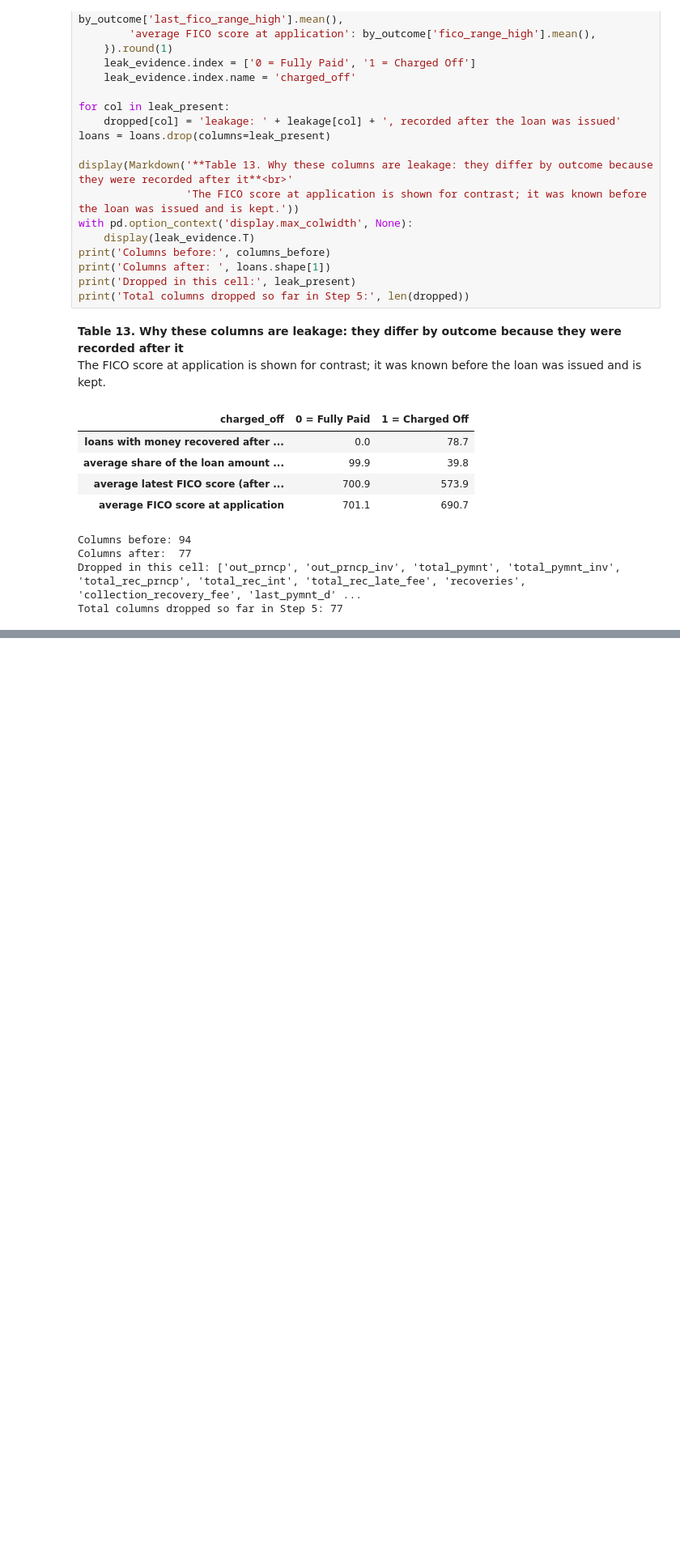
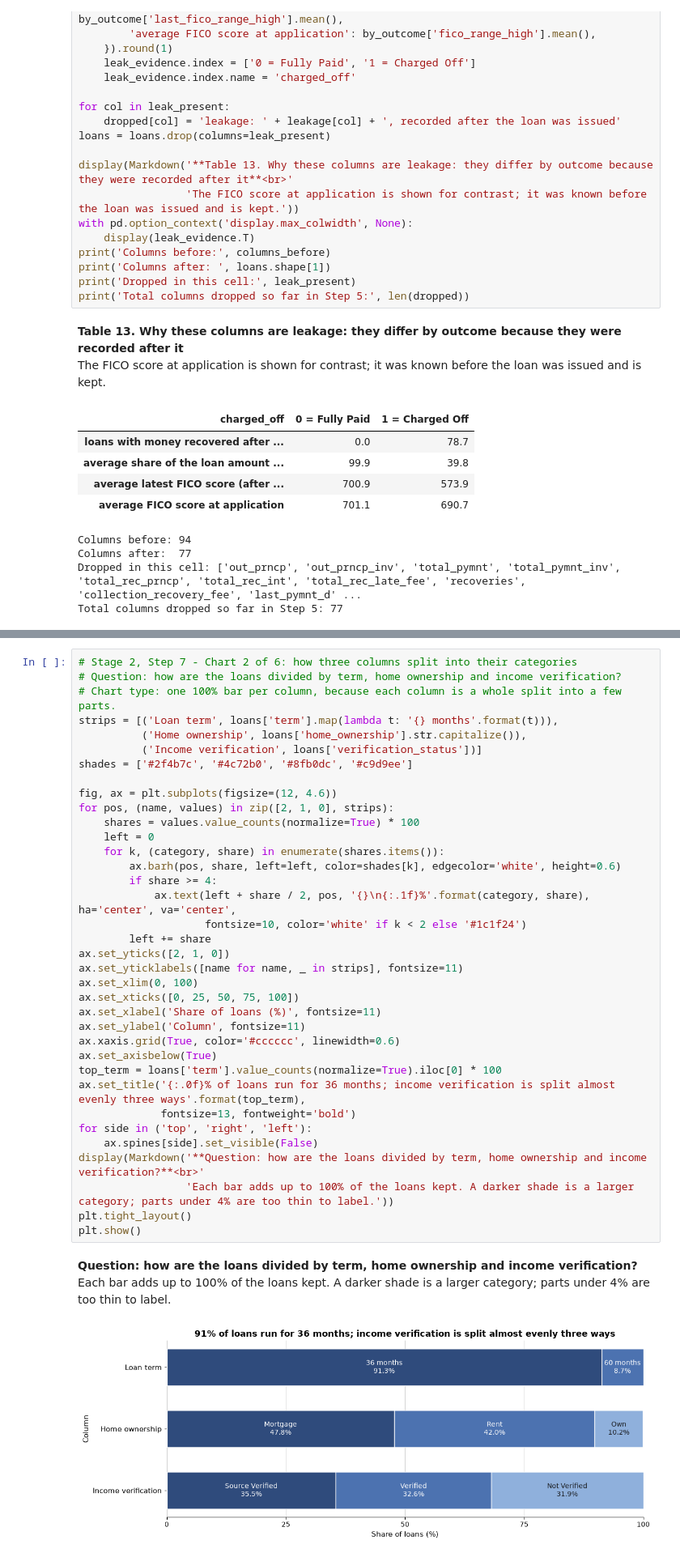
Before and after one commit to dhruvinn25/lending-club-eda, a Jupyter notebook: lending_club_1st_draft.ipynb, the cells around one changed output, grey strips where cells are left out. Shown at 81% size. Saved outputs shown, nothing was run; the diff lists cells and outputs as text; blank space fills up the shorter version.

```diff
--- a/lending_club_1st_draft.ipynb
+++ b/lending_club_1st_draft.ipynb
@@ -1268,0 +1762,39 @@ Columns that still have missing values: {'emp_length': 44755, 'dti': 9}
+# %%
+# Stage 2, Step 7 - Chart 2 of 6: how three columns split into their categories
+# Question: how are the loans divided by term, home ownership and income verification?
+# Chart type: one 100% bar per column, because each column is a whole split into a few parts.
+strips = [('Loan term', loans['term'].map(lambda t: '{} months'.format(t))),
+          ('Home ownership', loans['home_ownership'].str.capitalize()),
+          ('Income verification', loans['verification_status'])]
+shades = ['#2f4b7c', '#4c72b0', '#8fb0dc', '#c9d9ee']
+
+fig, ax = plt.subplots(figsize=(12, 4.6))
+for pos, (name, values) in zip([2, 1, 0], strips):
+    shares = values.value_counts(normalize=True) * 100
+    left = 0
+    for k, (category, share) in enumerate(shares.items()):
+        ax.barh(pos, share, left=left, color=shades[k], edgecolor='white', height=0.6)
+        if share >= 4:
+            ax.text(left + share / 2, pos, '{}\n{:.1f}%'.format(category, share), ha='center', va='center',
+                    fontsize=10, color='white' if k < 2 else '#1c1f24')
+        left += share
+ax.set_yticks([2, 1, 0])
+ax.set_yticklabels([name for name, _ in strips], fontsize=11)
+ax.set_xlim(0, 100)
+ax.set_xticks([0, 25, 50, 75, 100])
+ax.set_xlabel('Share of loans (%)', fontsize=11)
+ax.set_ylabel('Column', fontsize=11)
+ax.xaxis.grid(True, color='#cccccc', linewidth=0.6)
+ax.set_axisbelow(True)
+top_term = loans['term'].value_counts(normalize=True).iloc[0] * 100
+ax.set_title('{:.0f}% of loans run for 36 months; income verification is split almost evenly three ways'.format(top_term),
+             fontsize=13, fontweight='bold')
+for side in ('top', 'right', 'left'):
+    ax.spines[side].set_visible(False)
+display(Markdown('**Question: how are the loans divided by term, home ownership and income verification?**<br>'
+                 'Each bar adds up to 100% of the loans kept. A darker shade is a larger category; parts under 4% are too thin to label.'))
+plt.tight_layout()
+plt.show()
+# %% [output]
+**Question: how are the loans divided by term, home ownership and income verification?**<br>Each bar adds up to 100% of the loans kept. A darker shade is a larger category; parts under 4% are too thin to label.
+[figure, added]
```
Also changed, not shown: parts of 42 cells of this notebook.
